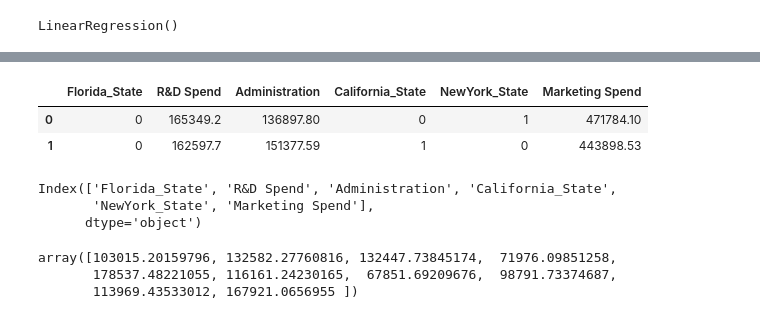
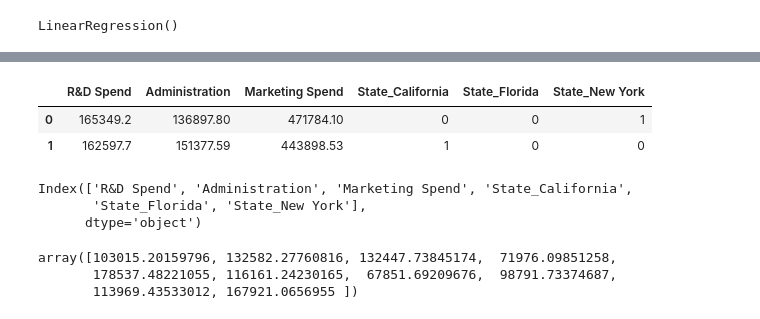
Before and after one commit to RAHULRAJ666DX/Startups-Profit-Prediction-Machine-Learning-Project, a Jupyter notebook: 50_Startups_Linear_Regression_Project.ipynb, the cells around one changed output, grey strips where cells are left out. Drawn from its saved outputs; the diff is of its cells as text; code cells hidden in the pictures.

```diff
--- a/50_Startups_Linear_Regression_Project.ipynb
+++ b/50_Startups_Linear_Regression_Project.ipynb
@@ -29,3 +27,8 @@ dataset = pd.read_csv('/content/50_Startups.csv')
+# %%
+# Importing the dataset
+dataset = pd.read_csv('https://raw.githubusercontent.com/RAHULRAJ666DX/50_StartUps_Linear_Regression_Project/main/Copy%20of%2050_Startups.csv')
+
+dataset1 = pd.read_csv('https://raw.githubusercontent.com/RAHULRAJ666DX/50_StartUps_Linear_Regression_Project/main/Copy%20of%2050_Startups.csv')
 # %%
 len(dataset)
 # %% [output]
@@ -98,0 +121,3 @@ Name: State, dtype: int64
+# %%
+Independent = pd.get_dummies(dataset)
+Independent.head()
@@ -98,0 +131,2 @@ Name: State, dtype: int64
+# %%
+Independent.drop(columns=['Profit'], inplace=True)
@@ -262,15 +248,15 @@ array([-8.72645791e+02,  1.27892182e+05,  3.49927567e+03,  8.66383692e+01,
 # %%
-dataset[independent_variables].head(2)
+Independent.head(2)
 # %% [output]
-|  | Florida_State | R&D Spend | Administration | California_State | NewYork_State | Marketing Spend |
-| 0 | 0 | 165349.2 | 136897.80 | 0 | 1 | 471784.10 |
-| 1 | 0 | 162597.7 | 151377.59 | 1 | 0 | 443898.53 |
+|  | R&D Spend | Administration | Marketing Spend | State_California | State_Florida | State_New York |
+| 0 | 165349.2 | 136897.80 | 471784.10 | 0 | 0 | 1 |
+| 1 | 162597.7 | 151377.59 | 443898.53 | 1 | 0 | 0 |
-# %%
-dataset[independent_variables].columns
-# %% [output]
-Index(['Florida_State', 'R&D Spend', 'Administration', 'California_State',
-       'NewYork_State', 'Marketing Spend'],
-      dtype='object')
+# %%
+Independent.columns
+# %% [output]
+Index(['R&D Spend', 'Administration', 'Marketing Spend', 'State_California',
+       'State_Florida', 'State_New York'],
+      dtype='object')
 # %%
 # Predicting the Test set results
 regressor.predict(X_test)
```
Also changed, not shown: parts of 52 cells of this notebook.
